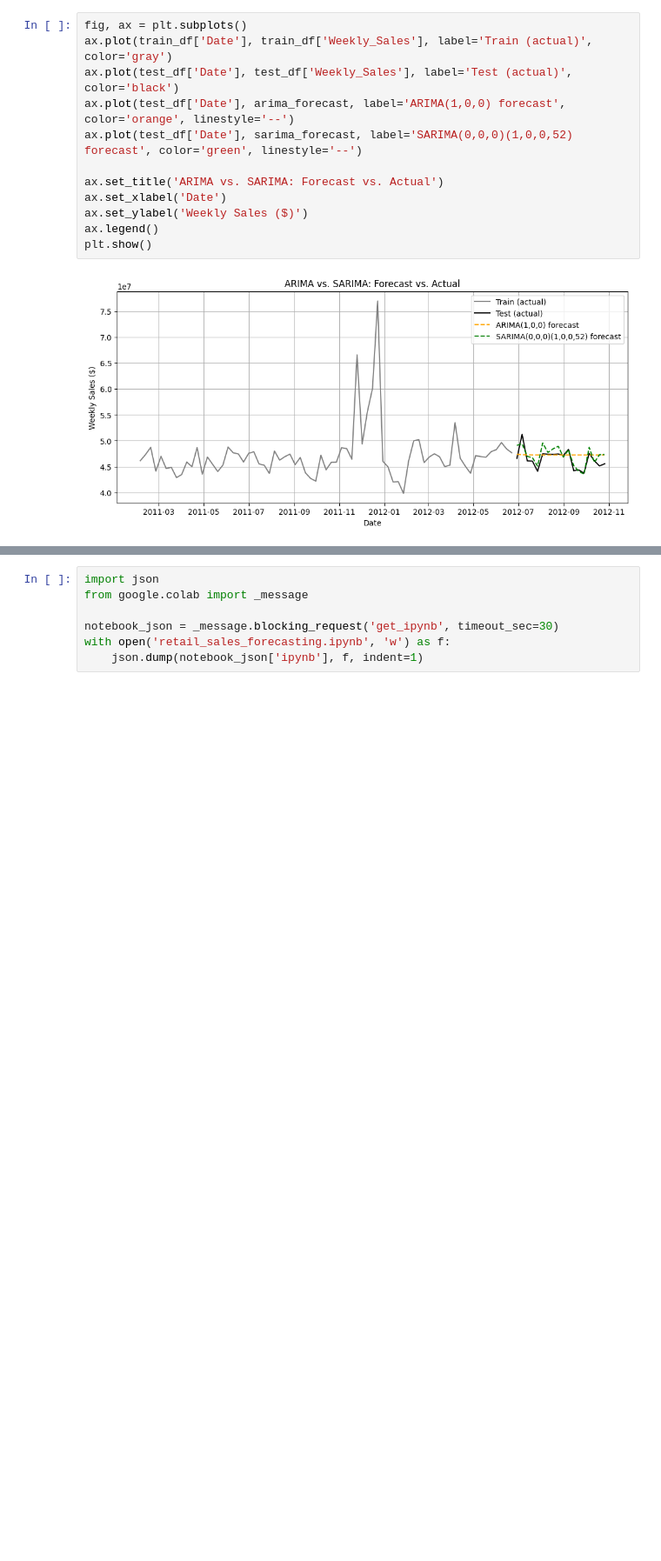
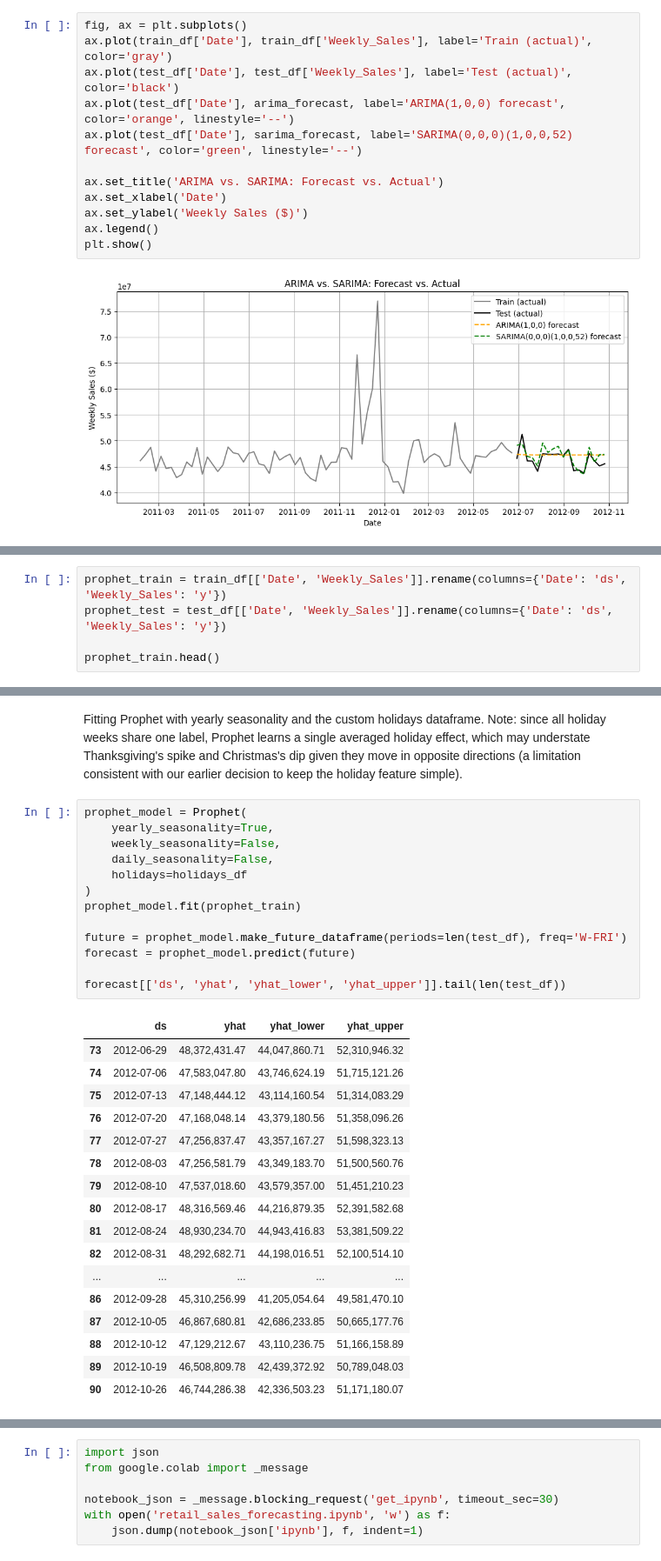
Before and after one commit to Bassey-data/Retail-sales-forecasting, a Jupyter notebook: retail_sales_forecasting.ipynb, the cells around one changed output, grey strips where cells are left out. Shown at 87% size. Saved outputs shown, nothing was run; the diff lists cells and outputs as text; blank space fills up the shorter version.

```diff
--- a/retail_sales_forecasting.ipynb
+++ b/retail_sales_forecasting.ipynb
@@ -720,0 +741,5 @@ plt.show()
+# %%
+prophet_train = train_df[['Date', 'Weekly_Sales']].rename(columns={'Date': 'ds', 'Weekly_Sales': 'y'})
+prophet_test = test_df[['Date', 'Weekly_Sales']].rename(columns={'Date': 'ds', 'Weekly_Sales': 'y'})
+
+prophet_train.head()
@@ -720,0 +780,36 @@ plt.show()
+# %% [markdown]
+Fitting Prophet with yearly seasonality and the custom holidays dataframe. Note: since all
+holiday weeks share one label, Prophet learns a single averaged holiday effect, which may
+understate Thanksgiving's spike and Christmas's dip given they move in opposite directions
+(a limitation consistent with our earlier decision to keep the holiday feature simple).
+# %%
+prophet_model = Prophet(
+    yearly_seasonality=True,
+    weekly_seasonality=False,
+    daily_seasonality=False,
+    holidays=holidays_df
+)
+prophet_model.fit(prophet_train)
+
+future = prophet_model.make_future_dataframe(periods=len(test_df), freq='W-FRI')
+forecast = prophet_model.predict(future)
+
+forecast[['ds', 'yhat', 'yhat_lower', 'yhat_upper']].tail(len(test_df))
+# %% [output]
+|  | ds | yhat | yhat_lower | yhat_upper |
+| 73 | 2012-06-29 | 48,372,431.47 | 44,047,860.71 | 52,310,946.32 |
+| 74 | 2012-07-06 | 47,583,047.80 | 43,746,624.19 | 51,715,121.26 |
+| 75 | 2012-07-13 | 47,148,444.12 | 43,114,160.54 | 51,314,083.29 |
+| 76 | 2012-07-20 | 47,168,048.14 | 43,379,180.56 | 51,358,096.26 |
+| 77 | 2012-07-27 | 47,256,837.47 | 43,357,167.27 | 51,598,323.13 |
+| 78 | 2012-08-03 | 47,256,581.79 | 43,349,183.70 | 51,500,560.76 |
+| 79 | 2012-08-10 | 47,537,018.60 | 43,579,357.00 | 51,451,210.23 |
+| 80 | 2012-08-17 | 48,316,569.46 | 44,216,879.35 | 52,391,582.68 |
+| 81 | 2012-08-24 | 48,930,234.70 | 44,943,416.83 | 53,381,509.22 |
+| 82 | 2012-08-31 | 48,292,682.71 | 44,198,016.51 | 52,100,514.10 |
+| ... | ... | ... | ... | ... |
+| 86 | 2012-09-28 | 45,310,256.99 | 41,205,054.64 | 49,581,470.10 |
+| 87 | 2012-10-05 | 46,867,680.81 | 42,686,233.85 | 50,665,177.76 |
+| 88 | 2012-10-12 | 47,129,212.67 | 43,110,236.75 | 51,166,158.89 |
+| 89 | 2012-10-19 | 46,508,809.78 | 42,439,372.92 | 50,789,048.03 |
+| 90 | 2012-10-26 | 46,744,286.38 | 42,336,503.23 | 51,171,180.07 |
```
Also changed, not shown: parts of 9 cells of this notebook.
